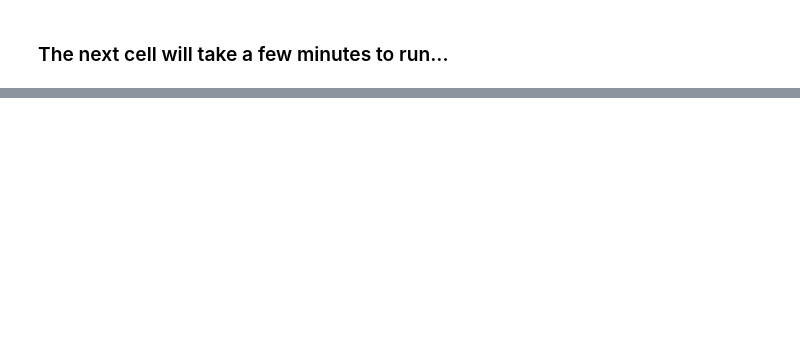
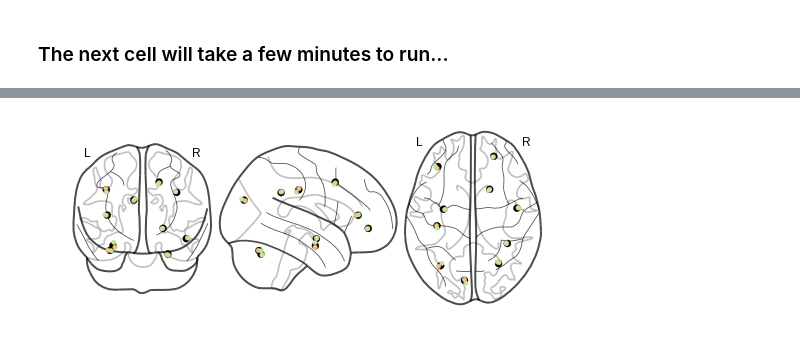
Before and after one commit to Summer-MIND/mind_2017, a Jupyter notebook: Tutorials/fMRI_NetworkDynamics/htfa_tutorial.ipynb, the cells around one changed output, grey strips where cells are left out. Saved outputs shown, nothing was run; the diff lists cells and outputs as text; code cells hidden in the pictures; blank space fills up the shorter version.

Commit message:
added HTFA hub location plots, subject-specific trajectories

```diff
--- a/Tutorials/fMRI_NetworkDynamics/htfa_tutorial.ipynb
+++ b/Tutorials/fMRI_NetworkDynamics/htfa_tutorial.ipynb
@@ -331,8 +342,8 @@ htfa = HTFA(K=K,
             max_local_iter=2,
             voxel_ratio=0.5,
             tr_ratio=0.5,
-            max_voxel=1000,
-            max_tr=1000,
+            max_voxel=int(nvoxels*0.05),
+            max_tr=int(ntimepoints*0.1),
             verbose=False)
 
 htfa.fit(list(map(lambda x: x['Z'], htfa_data)), list(map(lambda x: x['R'], htfa_data)))
@@ -345,0 +361,15 @@ HTFA(K=10, comm=<mpi4py.MPI.Intracomm object at 0x...>,
+# %%
+#set the node display properties
+colors = np.repeat(np.vstack([[0, 0, 0], sns.color_palette("Spectral", htfa.n_subj)]), K, axis=0)
+colors = list(map(lambda x: x[0], np.array_split(colors, colors.shape[0], axis=0))) #make colors into a list
+sizes = np.repeat(np.hstack([np.array(50), np.array(htfa.n_subj*[20])]), K)
+
+#extract the node locations from the fitted htfa model
+global_centers = htfa.get_centers(htfa.global_posterior_)
+local_centers = list(map(htfa.get_centers, np.array_split(htfa.local_posterior_, htfa.n_subj)))
+centers = np.vstack([global_centers, np.vstack(local_centers)])
+
+#make the plot
+niplot.plot_connectome(np.eye(K*(1 + htfa.n_subj)), centers, node_color=colors, node_size=sizes);
+# %% [output]
+[figure, added]
```
Also changed, not shown: parts of 19 cells of this notebook.
